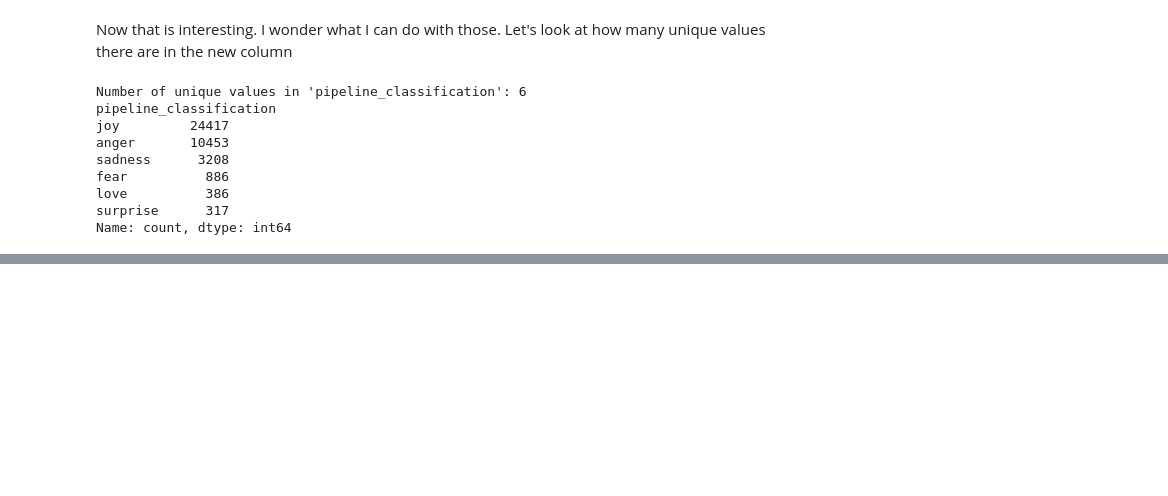
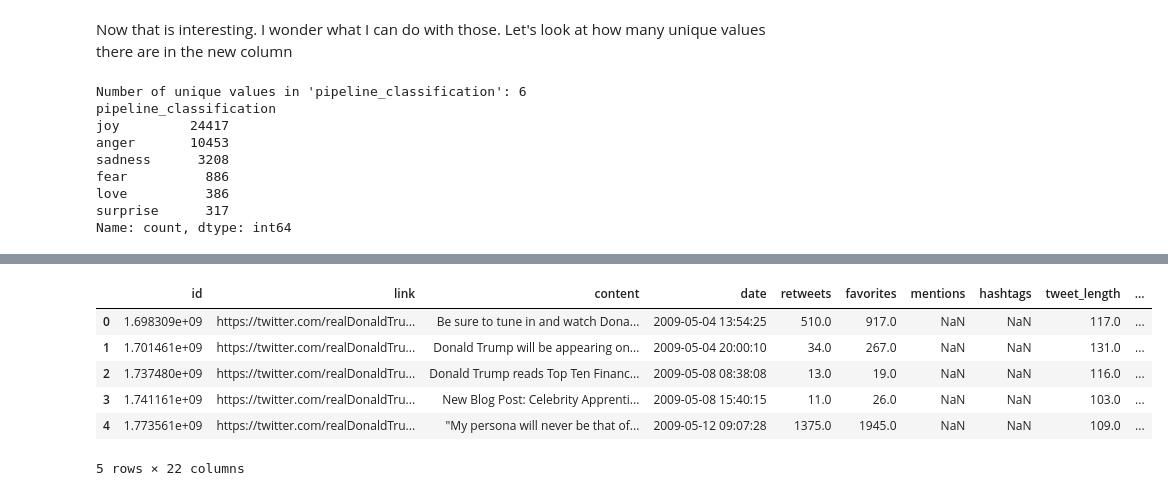
Before and after one commit to drpafowler/module-07-philip, a Jupyter notebook: article-summarizer.ipynb, the cells around one changed output, grey strips where cells are left out. Cells and saved outputs as stored; diff of their text form; code cells hidden in the pictures; blank space fills up the shorter version.

```diff
--- a/article-summarizer.ipynb
+++ b/article-summarizer.ipynb
@@ -957,0 +1161,10 @@ plt.show()
+# %%
+df_trump_tweets_one_hot.head()
+# %% [output]
+|  | id | link | content | date | retweets | favorites | mentions | hashtags | tweet_length | ... |
+| 0 | 1.698309e+09 | https://twitter.com/realDonaldTru... | Be sure to tune in and watch Dona... | 2009-05-04 13:54:25 | 510.0 | 917.0 | NaN | NaN | 117.0 | ... |
+| 1 | 1.701461e+09 | https://twitter.com/realDonaldTru... | Donald Trump will be appearing on... | 2009-05-04 20:00:10 | 34.0 | 267.0 | NaN | NaN | 131.0 | ... |
+| 2 | 1.737480e+09 | https://twitter.com/realDonaldTru... | Donald Trump reads Top Ten Financ... | 2009-05-08 08:38:08 | 13.0 | 19.0 | NaN | NaN | 116.0 | ... |
+| 3 | 1.741161e+09 | https://twitter.com/realDonaldTru... | New Blog Post: Celebrity Apprenti... | 2009-05-08 15:40:15 | 11.0 | 26.0 | NaN | NaN | 103.0 | ... |
+| 4 | 1.773561e+09 | https://twitter.com/realDonaldTru... | "My persona will never be that of... | 2009-05-12 09:07:28 | 1375.0 | 1945.0 | NaN | NaN | 109.0 | ... |
+5 rows × 22 columns
```
Also changed, not shown: parts of 22 cells of this notebook.
